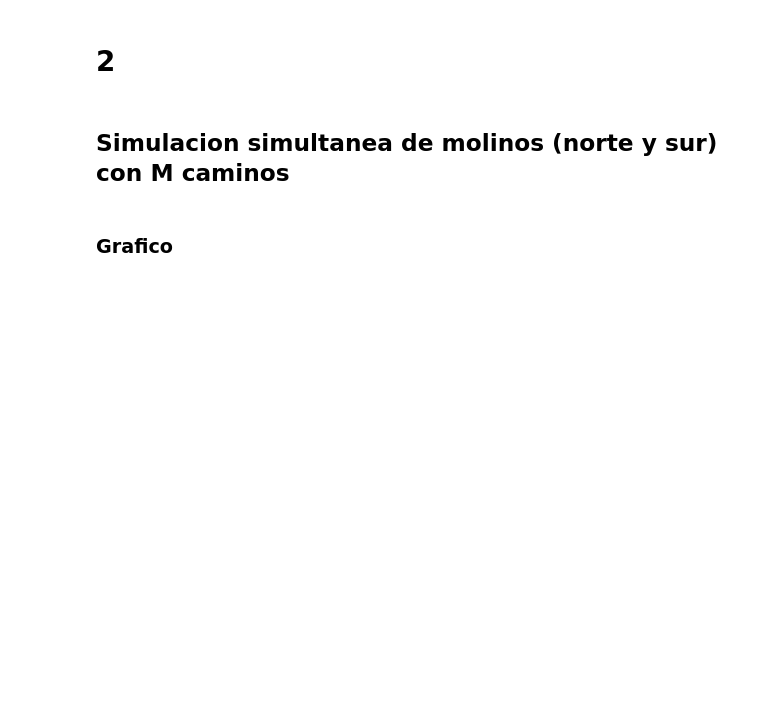
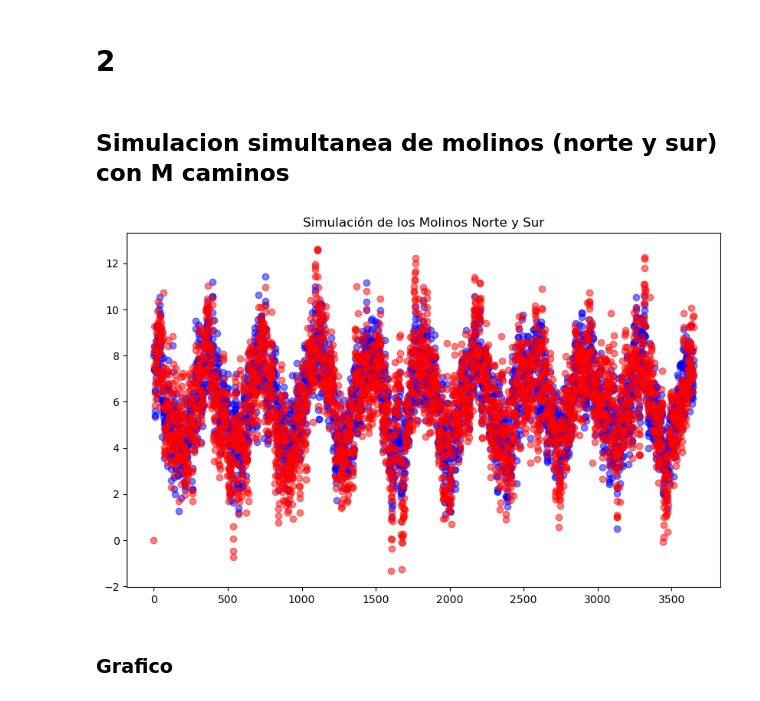
Before and after one commit to GuidoDSalem/TP---AplicacionesComputacionales, a Jupyter notebook: main limpio.ipynb, the cells around one changed output. Cells and saved outputs as stored; diff of their text form; code cells hidden in the pictures; blank space fills up the shorter version.

```diff
--- a/main limpio.ipynb
+++ b/main limpio.ipynb
@@ -513,3 +526,15 @@ simulations = simulacion(kappa, sigma,beta,gamma,dias= N, M=M)
+# %%
+M = 50
+simulations = simulacion(kappa, sigma,beta,gamma,dias= N, M=M)
+
+plt.figure(figsize=(10, 6))
+# Scatter plot
+plt.scatter(range(N), simulations[0][0], label='Molino Norte', color='blue', alpha=0.5)
+plt.scatter(range(N), simulations[1][0], label='Molino Sur', color='red', alpha=0.5)
+plt.title('Simulación de los Molinos Norte y Sur')
+plt.show()
+# %% [output]
+[figure, added]
 # %% [markdown]
 ### Grafico
 # %%
```
Also changed, not shown: parts of 29 cells of this notebook, 2 other files.
